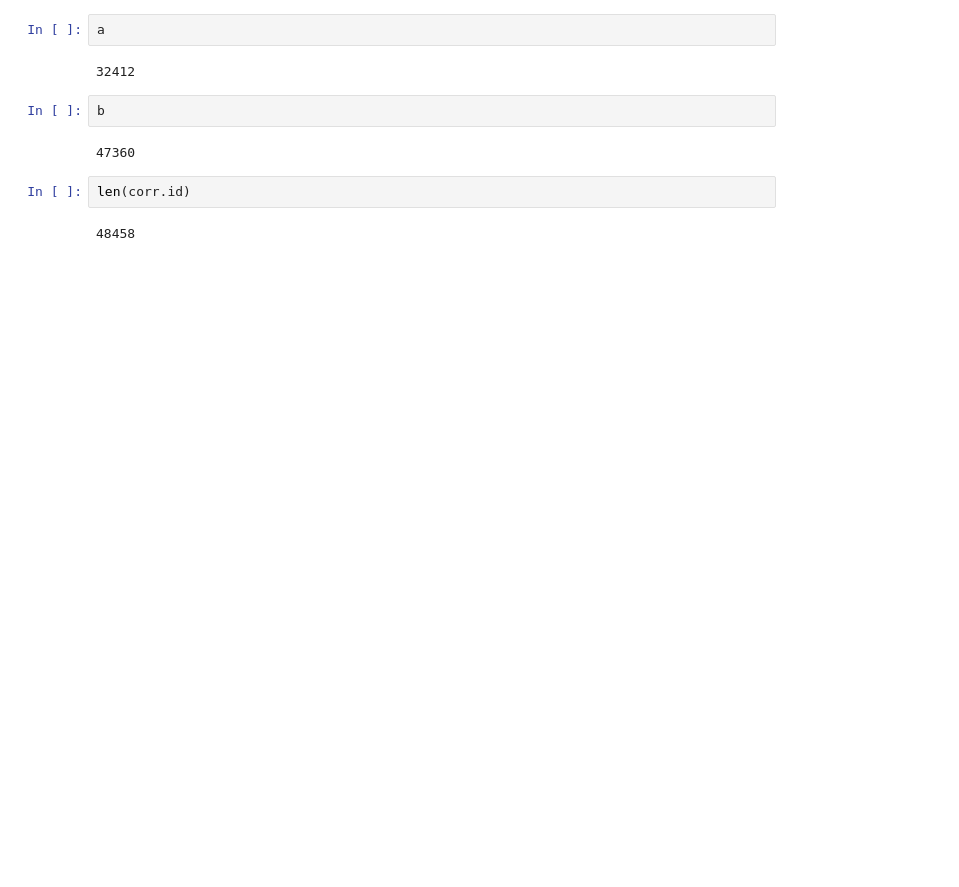
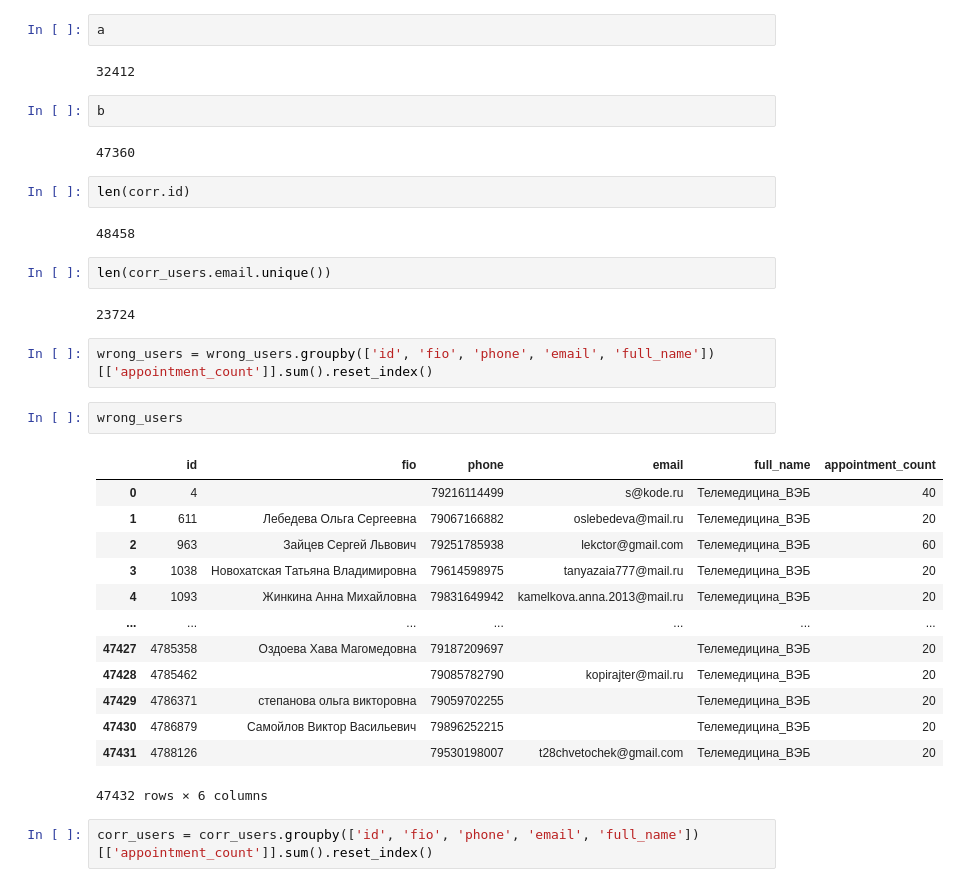
Before and after one commit to YAKOROLEVAZAMKA/test, a Jupyter notebook: NEW-WEB.ipynb, the cells around one changed output. Saved outputs shown, nothing was run; the diff lists cells and outputs as text; blank space fills up the shorter version.

Commit message:
added groupby

```diff
--- a/NEW-WEB.ipynb
+++ b/NEW-WEB.ipynb
@@ -195,3 +195,27 @@ b
 len(corr.id)
 # %% [output]
 48458
+# %%
+len(corr_users.email.unique())
+# %% [output]
+23724
+# %%
+wrong_users = wrong_users.groupby(['id', 'fio', 'phone', 'email', 'full_name'])[['appointment_count']].sum().reset_index()
+# %%
+wrong_users
+# %% [output]
+|  | id | fio | phone | email | full_name | appointment_count |
+| 0 | 4 |  | 79216114499 | s@kode.ru | Телемедицина_ВЭБ | 40 |
+| 1 | 611 | Лебедева Ольга Сергеевна | 79067166882 | oslebedeva@mail.ru | Телемедицина_ВЭБ | 20 |
+| 2 | 963 | Зайцев Сергей Львович | 79251785938 | lekctor@gmail.com | Телемедицина_ВЭБ | 60 |
+| 3 | 1038 | Новохатская Татьяна Владимировна | 79614598975 | tanyazaia777@mail.ru | Телемедицина_ВЭБ | 20 |
+| 4 | 1093 | Жинкина Анна Михайловна | 79831649942 | kamelkova.anna.2013@mail.ru | Телемедицина_ВЭБ | 20 |
+| ... | ... | ... | ... | ... | ... | ... |
+| 47427 | 4785358 | Оздоева Хава Магомедовна | 79187209697 |  | Телемедицина_ВЭБ | 20 |
+| 47428 | 4785462 |  | 79085782790 | kopirajter@mail.ru | Телемедицина_ВЭБ | 20 |
+| 47429 | 4786371 | степанова ольга викторовна | 79059702255 |  | Телемедицина_ВЭБ | 20 |
+| 47430 | 4786879 | Самойлов Виктор Васильевич | 79896252215 |  | Телемедицина_ВЭБ | 20 |
+| 47431 | 4788126 |  | 79530198007 | t28chvetochek@gmail.com | Телемедицина_ВЭБ | 20 |
+47432 rows × 6 columns
+# %%
+corr_users = corr_users.groupby(['id', 'fio', 'phone', 'email', 'full_name'])[['appointment_count']].sum().reset_index()
```
Also changed, not shown: parts of 2 cells of this notebook.
